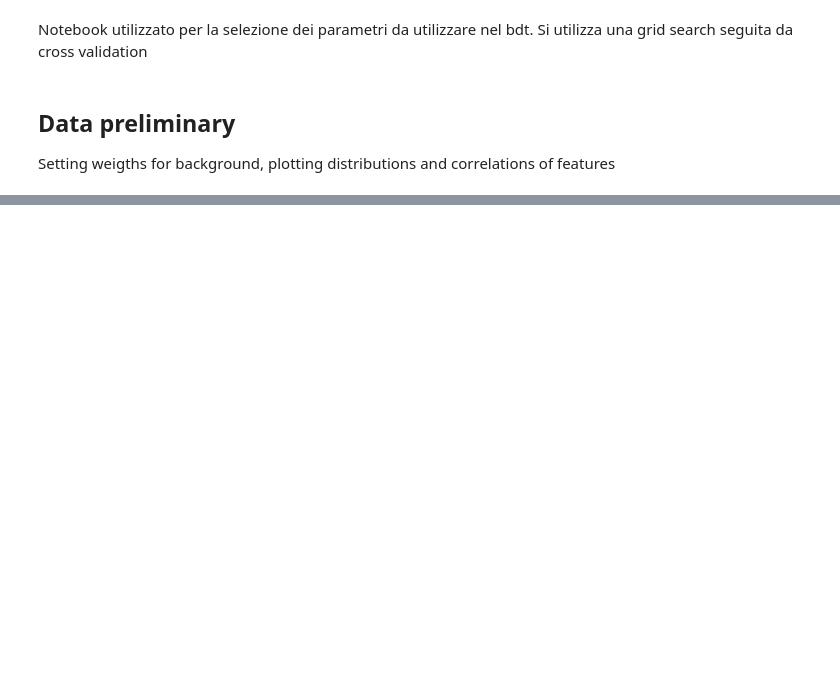
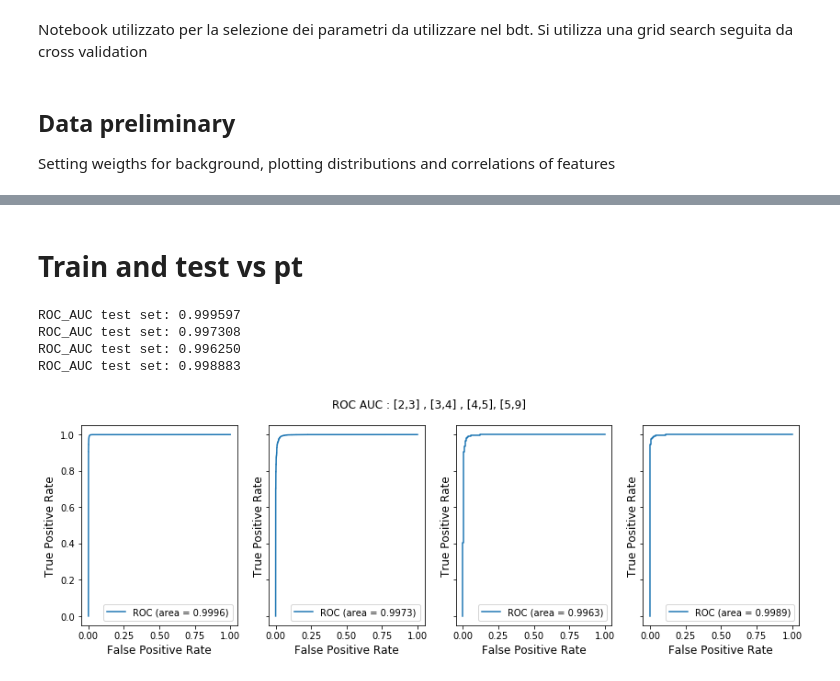
Before and after one commit to pfecchio/HypertritonML, a Jupyter notebook: Hypertriton2Body/Optimization/Parameters_Optimization.ipynb, the cells around one changed output, grey strips where cells are left out. Cells and saved outputs as stored; diff of their text form; code cells hidden in the pictures; blank space fills up the shorter version.

```diff
--- a/Hypertriton2Body/Optimization/Parameters_Optimization.ipynb
+++ b/Hypertriton2Body/Optimization/Parameters_Optimization.ipynb
@@ -128,4 +160,2 @@ for i in range(0,3):
-# %%
-testdata['Score']=y_pred
 # %%
 fit_efficiency_array=np.zeros([3,8])
@@ -167,3 +179,44 @@ for model in model_list:
 pickle.dump(model_list[0],open("Significance/model_cent_1.pkl", "wb"))
 pickle.dump(model_list[1],open("Significance/model_cent_2.pkl", "wb"))
 pickle.dump(model_list[2],open("Significance/model_cent_3.pkl", "wb"))
+# %% [markdown]
+# Train and test vs pt
+# %%
+pt_list= [[2,3],[3,4],[4,5],[5,9]]
+model_list=[]
+test_list=[]
+train_list=[]
+# %%
+training_columns.remove('V0pt')
+# %%
+for i in range(0,4):
+    params=params_def
+    pt=pt_list[i]
+    df_pt=data.query('@pt[0]<=V0pt<@pt[1] and Centrality<=40')
+    traindata,testdata,ytrain,ytest= train_test_split(df_pt, df_pt['y'], test_size=0.5)
+    dtrain = xgb.DMatrix(data=np.asarray(traindata[training_columns]), label=ytrain, feature_names=training_columns)
+    #n_round = optimize_params(dtrain,params)
+    model_list.append(xgb.train(params, dtrain,num_boost_round=num_rounds))
+    test_list.append(testdata)
+    train_list.append(traindata)
+# %%
+fig, axs = plt.subplots(1, 4, figsize=(14,4), sharey=True)
+for i in range(0,4):
+    dtest = xgb.DMatrix(data=test_list[i][training_columns])
+    y_pred= model_list[i].predict(dtest,output_margin=True)
+    ytest=test_list[i]['y']
+    print(f"ROC_AUC test set: {roc_auc_score(ytest, y_pred):.6f}")
+    fpr, tpr, _ = roc_curve(ytest, y_pred)
+    roc_auc = auc(fpr, tpr)
+    axs[i].plot(fpr, tpr,label='ROC (area = %0.4f)' % (roc_auc))
+    axs[i].legend()
+    axs[i].set_xlabel('False Positive Rate', fontsize=12)
+    axs[i].set_ylabel('True Positive Rate', fontsize=12)
+    del dtest
+fig.suptitle('ROC AUC : [2,3] , [3,4] , [4,5], [5,9]');
+# %% [output]
+ROC_AUC test set: 0.999597
+ROC_AUC test set: 0.997308
+ROC_AUC test set: 0.996250
+ROC_AUC test set: 0.998883
+[figure, added]
```
Also changed, not shown: parts of 24 cells of this notebook, 1 other file.
